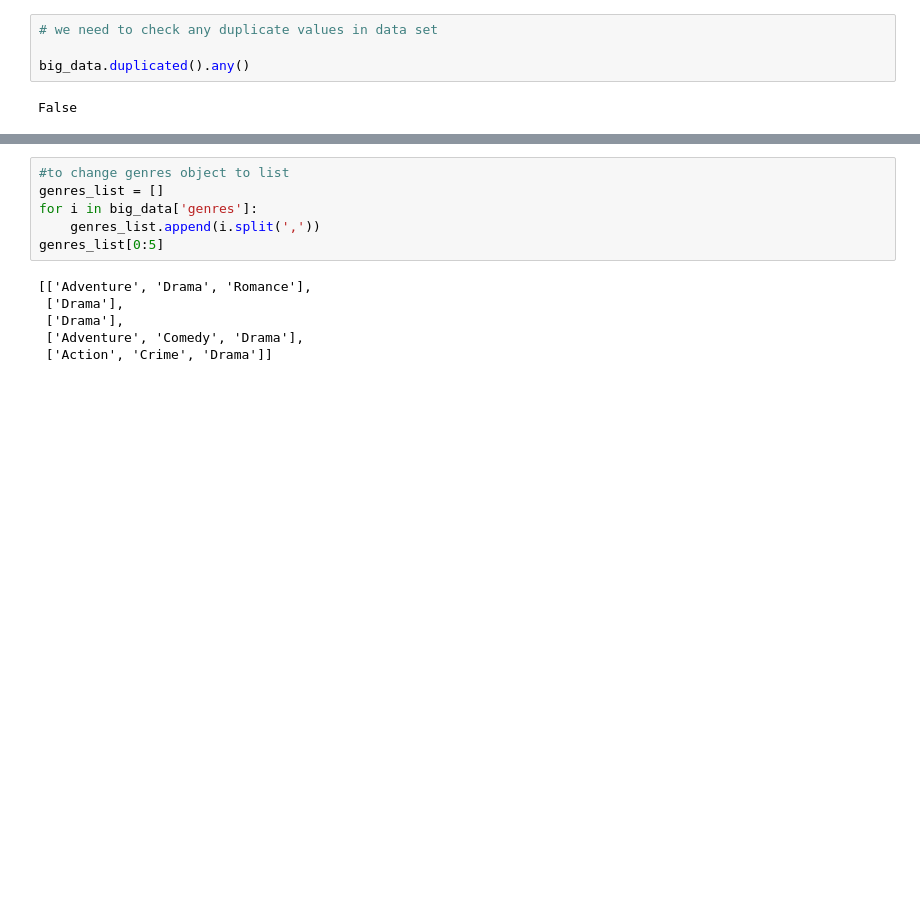
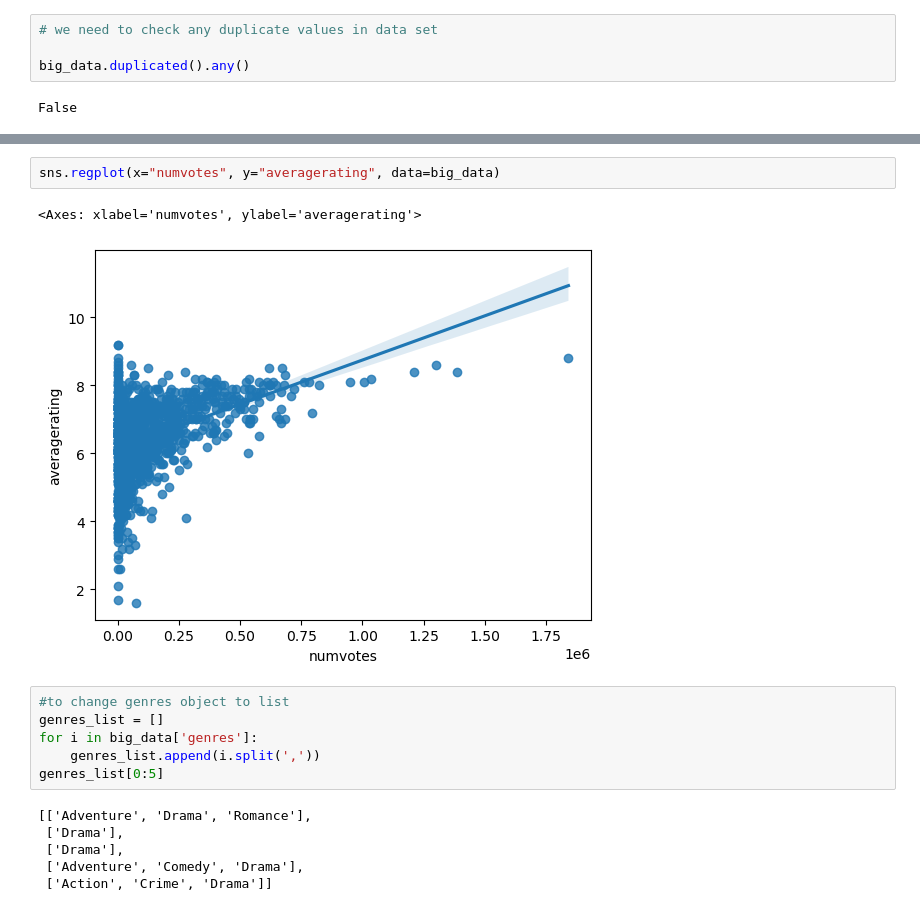
Before and after one commit to sruthi-id/pandas-project, a Jupyter notebook: student.ipynb, the cells around one changed output, grey strips where cells are left out. Cells and saved outputs as stored; diff of their text form; blank space fills up the shorter version.

```diff
--- a/student.ipynb
+++ b/student.ipynb
@@ -331,3 +351,8 @@ False
+# %%
+sns.regplot(x="numvotes", y="averagerating", data=big_data)
+# %% [output]
+<Axes: xlabel='numvotes', ylabel='averagerating'>
+[figure, added]
 # %%
 #to change genres object to list
 genres_list = []
```
Also changed, not shown: parts of 7 cells of this notebook.
